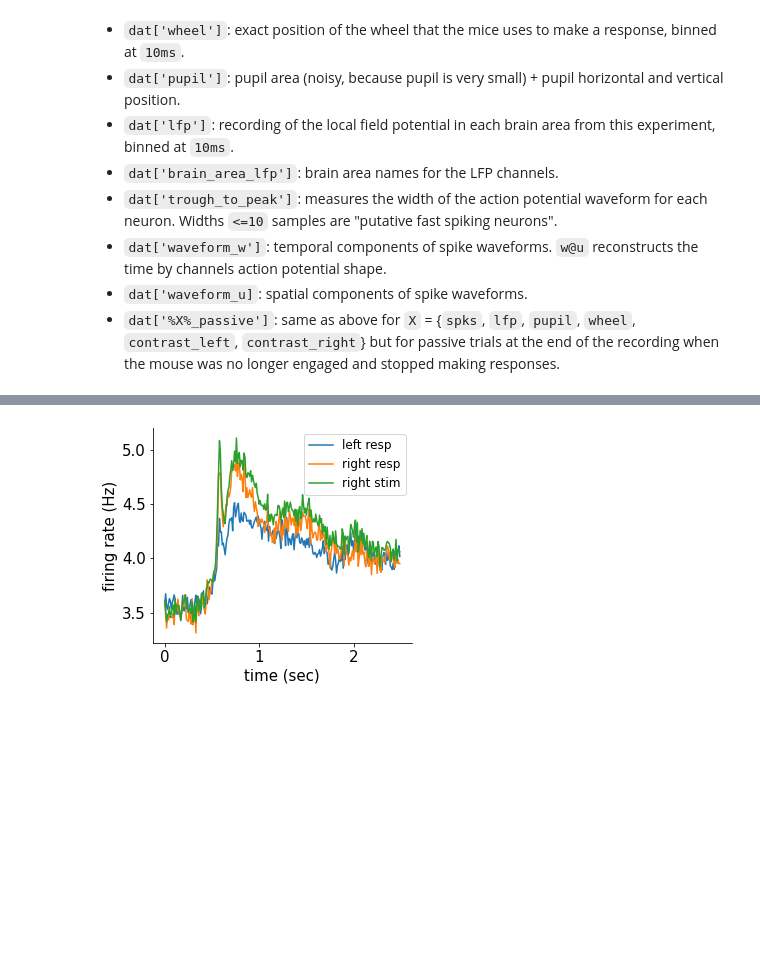
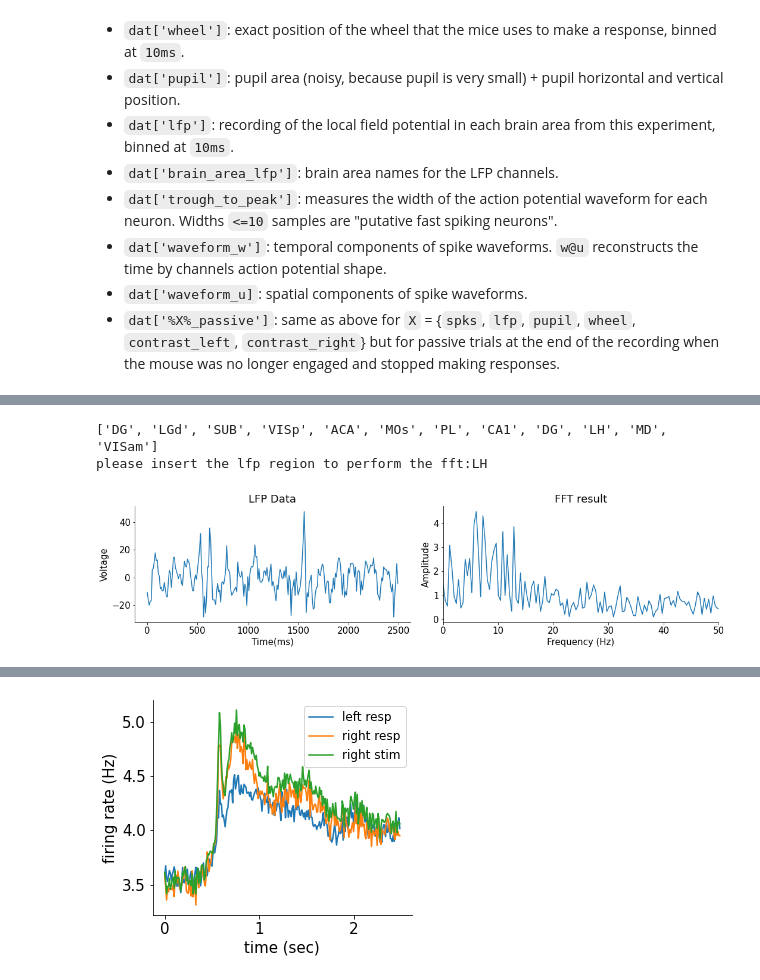
Before and after one commit to Neurocoders/AttentionProject, a Jupyter notebook: load_steinmetz_data.ipynb, the cells around one changed output, grey strips where cells are left out. Cells and saved outputs as stored; diff of their text form; code cells hidden in the pictures; blank space fills up the shorter version.

```diff
--- a/load_steinmetz_data.ipynb
+++ b/load_steinmetz_data.ipynb
@@ -97,0 +199,79 @@ rcParams['figure.autolayout'] = True
+# %%
+#@ ---------------Fourier Transform--------------------
+# NT => number of time points, NT/2 would be the nyquest
+# dt => time bin size
+dt = 10
+# time_vec => time vector in ms
+NT = dat_LFP['lfp'].shape[-1] # number of time bins
+time_vec = dt * np.arange(NT)
+def fourier(NT = NT, dt = dt, dat = dat_LFP,trial_num = 1,
+            plott = True):
+    """
+    NO FILTERS YET
+
+    This function performs fourier transformation using FFT on the lfp signal and also
+    plots the time series and frequency result of fourier. dat[region, trial_num, :]
+
+    Inputs:
+    NT: number of total time points
+    dt: size of time bin
+    dat: dictionary containing the lfp data
+    trial_num: number of trial to plut,
+    plott: boolean, if want to plot the time series and frequency spect
+
+    Returns:
+    hz, amp
+    hz: frequency vector (hz = np.linspace(0,sampl_rate, NT) )
+    zmp: amplitude result of fourier transform
+    * both only contain elements up to the nyquist frequency
+    """
+
+
+    print(dat["brain_area_lfp"])
+    area_2_fft = input("please insert the lfp region to perform the fft:")
+    ind_2_fft = dat["brain_area_lfp"].index(area_2_fft)
+    regions = np.array(dat["brain_area_lfp"]) # this is for multiple occurances of one region
+    # see if there are multiple recordings of one area
+    if dat["brain_area_lfp"].count(area_2_fft) >1:
+        what_area = int(input("more than region with this name was found,\
+        please specify which instance you want to see (1: first, 2:second,...)"))
+        ind_2_fft = np.where(regions == area_2_fft)[0][what_area-1]
+
+
+
+    sampl_rate = 1/(dt/1000) # sampling rate
+    nyquist = sampl_rate/2
+    time_seri = dat["lfp"][ind_2_fft,trial_num,:]
+
+    freq_seri = fftpack.fft(time_seri) #compute freq seri
+
+    hz = np.linspace(0,sampl_rate, NT) # frequency vector
+
+    amp = 2.0/NT * np.abs(freq_seri)  # amplitude vector,
+    # 2 * is to add the amplitude from  negative frequencies to positive ones
+    # divide by number of time points for normalization
+
+
+    # plot timeseries
+    if plott:
+        fig,ax=plt.subplots(1,2,figsize=(15,4))
+        ax[0].plot(time_vec, time_seri)
+        ax[0].set(ylabel= "Voltage",xlabel='Time(ms)',
+          title='LFP Data')
+        ax[1].plot(hz, amp) # this will have both neg and pos freqs so we have to limit it to nyquist
+        ax[1].set(ylabel='Amplitude',xlabel='Frequency (Hz)',title='FFT result', xlim = [0, nyquist])
+        plt.show()
+
+    # now we want to only return the elements of hz and amp that
+    # up to the nyquist: this is to find the index of nearest element of hz to nyquist
+    ind_2_return = int(np.where(abs(hz-nyquist) == np.min(abs(hz - nyquist)))[0][0])+1
+    # pdb.set_trace()
+
+    return hz[:ind_2_return], amp[:ind_2_return]
+
+
+fourier()
+# %% [output]
+['DG', 'LGd', 'SUB', 'VISp', 'ACA', 'MOs', 'PL', 'CA1', 'DG', 'LH', 'MD', 'VISam']
+please insert the lfp region to perform the fft:LH
+[figure, added]
```
Also changed, not shown: parts of 10 cells of this notebook.
